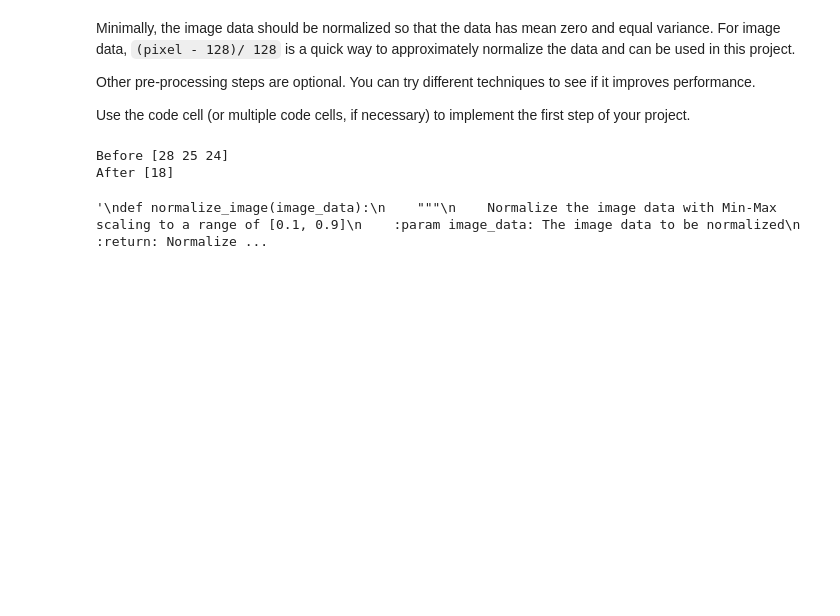
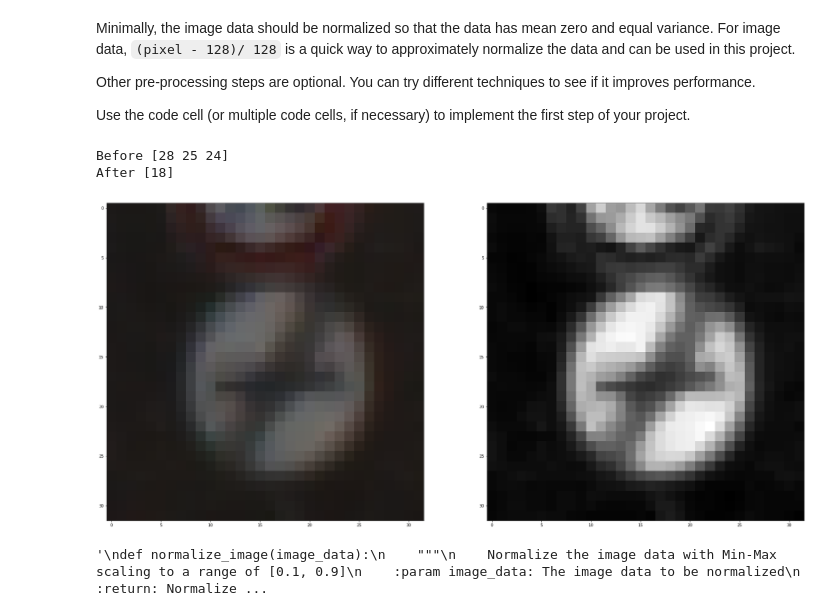
Before and after one commit to Zoetic-Zephyr/CarND-Traffic-Sign-Classifier, a Jupyter notebook: Traffic_Sign_Classifier.ipynb, the cells around one changed output. Cells and saved outputs as stored; diff of their text form; code cells hidden in the pictures; blank space fills up the shorter version.

```diff
--- a/Traffic_Sign_Classifier.ipynb
+++ b/Traffic_Sign_Classifier.ipynb
@@ -172,33 +172,45 @@ import cv2
 def prep_image(image_data):
     # initialize empty image set for prepared images
     new_shape = image_shape[0:2] + (1,)
 
     prep_image_data = np.empty(shape=(len(image_data),) + new_shape, dtype=int)
 
     for idx in range(0, len(image_data)):
         # * normalize image
         norm_img = cv2.normalize(image_data[idx], np.zeros(image_shape[0:2]), 0, 255, cv2.NORM_MINMAX)
 
         # * RGB -> grayscale
         gray_img = cv2.cvtColor(norm_img, cv2.COLOR_RGB2GRAY)
 
         # set new image to the corresponding position
         prep_image_data[idx] = np.reshape(gray_img, new_shape)
 
     return prep_image_data
 
+# output the resized images
+fig = plt.figure(figsize=(hw,hw))
+
 print("Before", X_train[0][0][0])
+
+ax1 = fig.add_subplot(1, 2, 1)
+plt.imshow(X_train[0])
 
 X_train = prep_image(X_train)
 X_valid = prep_image(X_valid)
 X_test = prep_image(X_test)
 
 print("After", X_train[0][0][0])
 
+ax1 = fig.add_subplot(1, 2, 2)
+plt.imshow(X_train[0][:,:,0], cmap="gray")
+
+plt.show()
+
 prep_image_shape = X_train[0].shape
 # %% [output]
 Before [28 25 24]
 After [18]
+[figure, added]
 # %%
 # * Normalize data for mean zero and equal variance
 # * Code below is archived for poor performance
```
Also changed, not shown: parts of 4 cells of this notebook, 9 other files.
